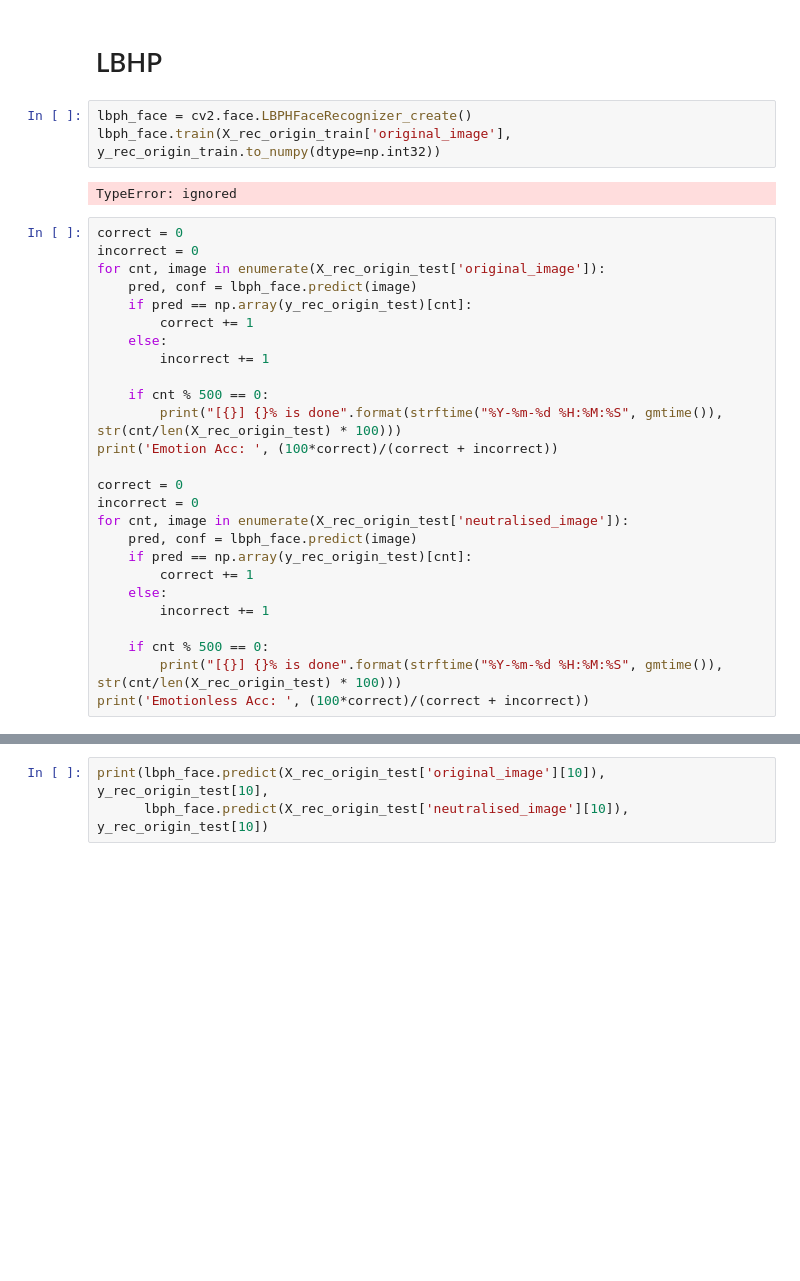
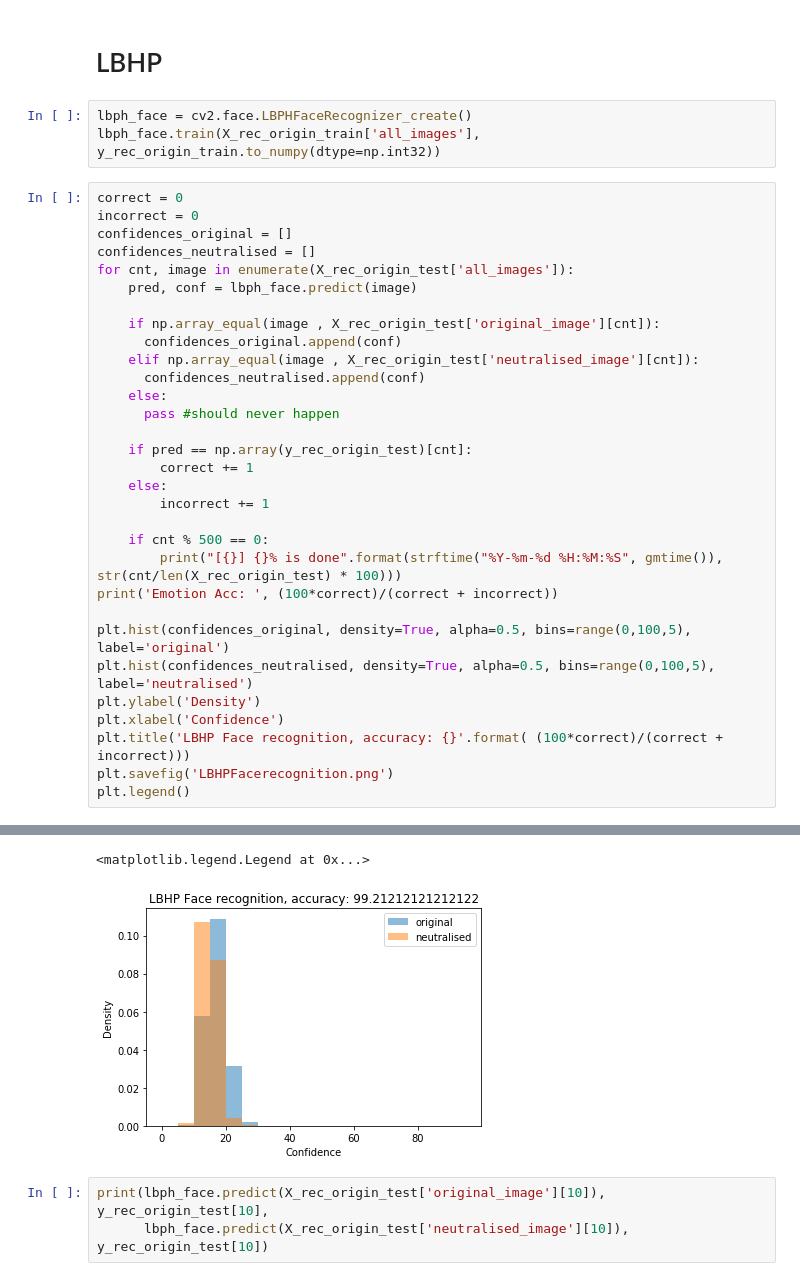
Before and after one commit to maxxiefjv/ACVPR-ExpressionInvariantFaceRecognition, a Jupyter notebook: Final Project Results/FaceRecognition(1).ipynb, the cells around one changed output, grey strips where cells are left out. Cells and saved outputs as stored; diff of their text form; blank space fills up the shorter version.

```diff
--- a/Final Project Results/FaceRecognition(1).ipynb
+++ b/Final Project Results/FaceRecognition(1).ipynb
@@ -360,14 +388,22 @@ print(eigenface.predict(X_rec_origin_test['original_image'][10]), y_rec_origin_t
 # LBHP
 # %%
 lbph_face = cv2.face.LBPHFaceRecognizer_create()
-lbph_face.train(X_rec_origin_train['original_image'], y_rec_origin_train.to_numpy(dtype=np.int32))
+lbph_face.train(X_rec_origin_train['all_images'], y_rec_origin_train.to_numpy(dtype=np.int32))
-# %% [output]
-TypeError: ignored
 # %%
 correct = 0
 incorrect = 0
-for cnt, image in enumerate(X_rec_origin_test['original_image']):
+confidences_original = []
+confidences_neutralised = []
+for cnt, image in enumerate(X_rec_origin_test['all_images']):
     pred, conf = lbph_face.predict(image)
+
+    if np.array_equal(image , X_rec_origin_test['original_image'][cnt]):
+      confidences_original.append(conf)
+    elif np.array_equal(image , X_rec_origin_test['neutralised_image'][cnt]):
+      confidences_neutralised.append(conf)
+    else:
+      pass #should never happen
+
     if pred == np.array(y_rec_origin_test)[cnt]:
         correct += 1
     else:
@@ -377,16 +413,11 @@ for cnt, image in enumerate(X_rec_origin_test['original_image']):
         print("[{}] {}% is done".format(strftime("%Y-%m-%d %H:%M:%S", gmtime()), str(cnt/len(X_rec_origin_test) * 100)))
 print('Emotion Acc: ', (100*correct)/(correct + incorrect))
 
-correct = 0
-incorrect = 0
-for cnt, image in enumerate(X_rec_origin_test['neutralised_image']):
-    pred, conf = lbph_face.predict(image)
-    if pred == np.array(y_rec_origin_test)[cnt]:
-        correct += 1
-    else:
-        incorrect += 1
-
-    if cnt % 500 == 0:
-        print("[{}] {}% is done".format(strftime("%Y-%m-%d %H:%M:%S", gmtime()), str(cnt/len(X_rec_origin_test) * 100)))
-print('Emotionless Acc: ', (100*correct)/(correct + incorrect))
+plt.hist(confidences_original, density=True, alpha=0.5, bins=range(0,100,5), label='original')
+plt.hist(confidences_neutralised, density=True, alpha=0.5, bins=range(0,100,5), label='neutralised')
+plt.ylabel('Density')
+plt.xlabel('Confidence')
+plt.title('LBHP Face recognition, accuracy: {}'.format( (100*correct)/(correct + incorrect)))
+plt.savefig('LBHPFacerecognition.png')
+plt.legend()
 # %% [output]
@@ -411,3 +429,5 @@ Emotionless Acc:  100.0
+<matplotlib.legend.Legend at 0x...>
+[figure, added]
 # %%
 print(lbph_face.predict(X_rec_origin_test['original_image'][10]), y_rec_origin_test[10],
       lbph_face.predict(X_rec_origin_test['neutralised_image'][10]), y_rec_origin_test[10])
```
Also changed, not shown: parts of 12 cells of this notebook, 2 other files.
